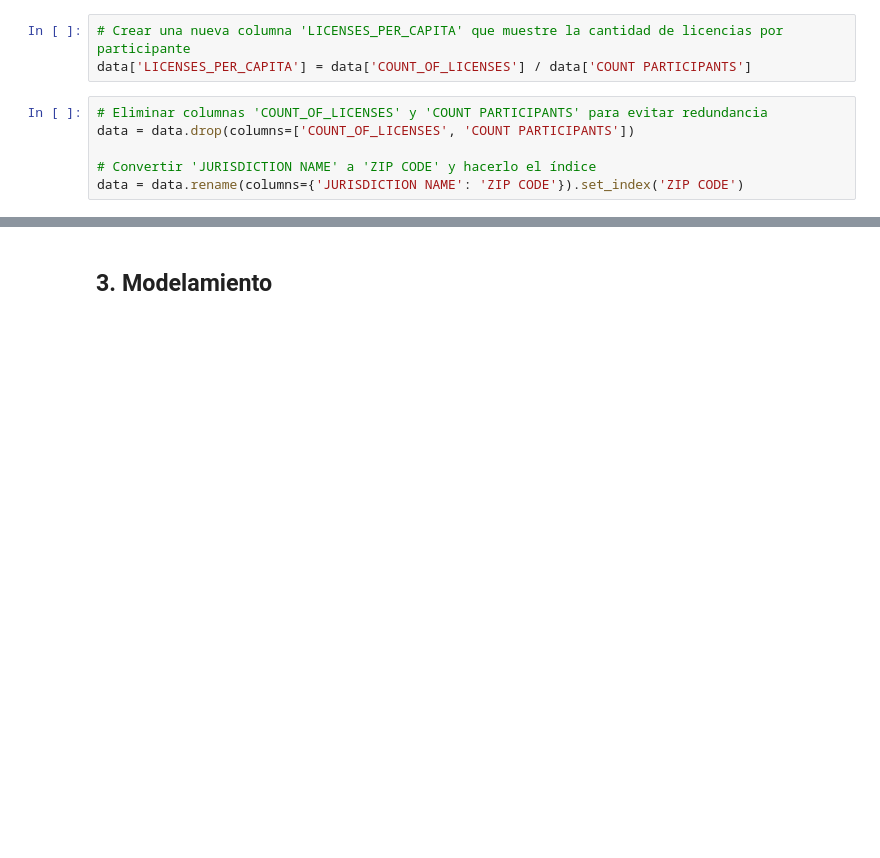
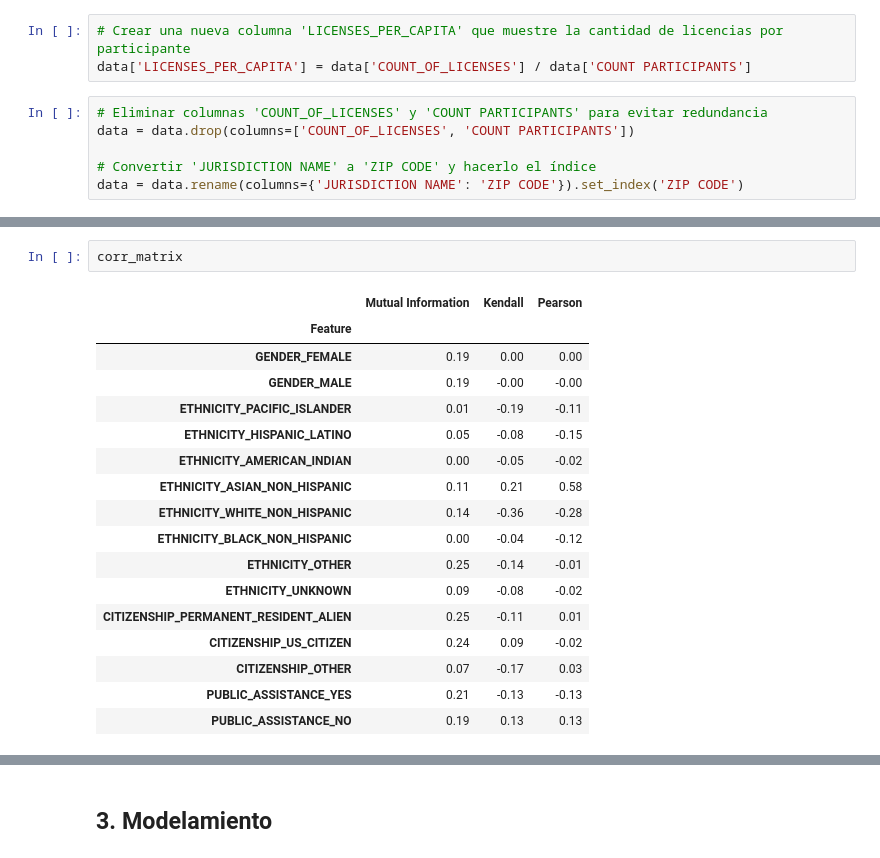
Before and after one commit to zcrodriguez/NYC_Licenses_Density, a Jupyter notebook: NYC_Lics_Case_Study.ipynb, the cells around one changed output, grey strips where cells are left out. Cells and saved outputs as stored; diff of their text form; blank space fills up the shorter version.

```diff
--- a/NYC_Lics_Case_Study.ipynb
+++ b/NYC_Lics_Case_Study.ipynb
@@ -326,0 +324,20 @@ data.shape
+# %%
+corr_matrix
+# %% [output]
+|  | Mutual Information | Kendall | Pearson |
+| Feature |  |  |  |
+| GENDER_FEMALE | 0.19 | 0.00 | 0.00 |
+| GENDER_MALE | 0.19 | -0.00 | -0.00 |
+| ETHNICITY_PACIFIC_ISLANDER | 0.01 | -0.19 | -0.11 |
+| ETHNICITY_HISPANIC_LATINO | 0.05 | -0.08 | -0.15 |
+| ETHNICITY_AMERICAN_INDIAN | 0.00 | -0.05 | -0.02 |
+| ETHNICITY_ASIAN_NON_HISPANIC | 0.11 | 0.21 | 0.58 |
+| ETHNICITY_WHITE_NON_HISPANIC | 0.14 | -0.36 | -0.28 |
+| ETHNICITY_BLACK_NON_HISPANIC | 0.00 | -0.04 | -0.12 |
+| ETHNICITY_OTHER | 0.25 | -0.14 | -0.01 |
+| ETHNICITY_UNKNOWN | 0.09 | -0.08 | -0.02 |
+| CITIZENSHIP_PERMANENT_RESIDENT_ALIEN | 0.25 | -0.11 | 0.01 |
+| CITIZENSHIP_US_CITIZEN | 0.24 | 0.09 | -0.02 |
+| CITIZENSHIP_OTHER | 0.07 | -0.17 | 0.03 |
+| PUBLIC_ASSISTANCE_YES | 0.21 | -0.13 | -0.13 |
+| PUBLIC_ASSISTANCE_NO | 0.19 | 0.13 | 0.13 |
```
Also changed, not shown: parts of 34 cells of this notebook.
